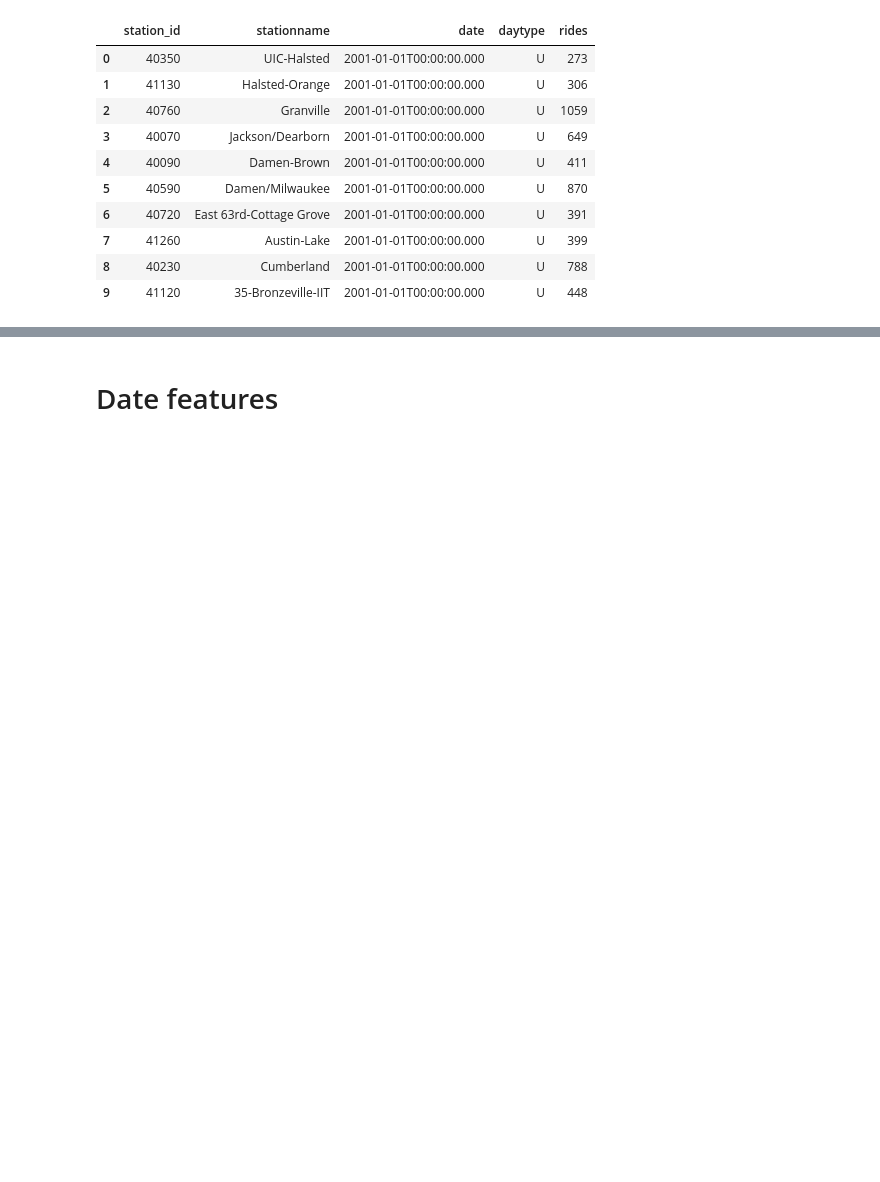
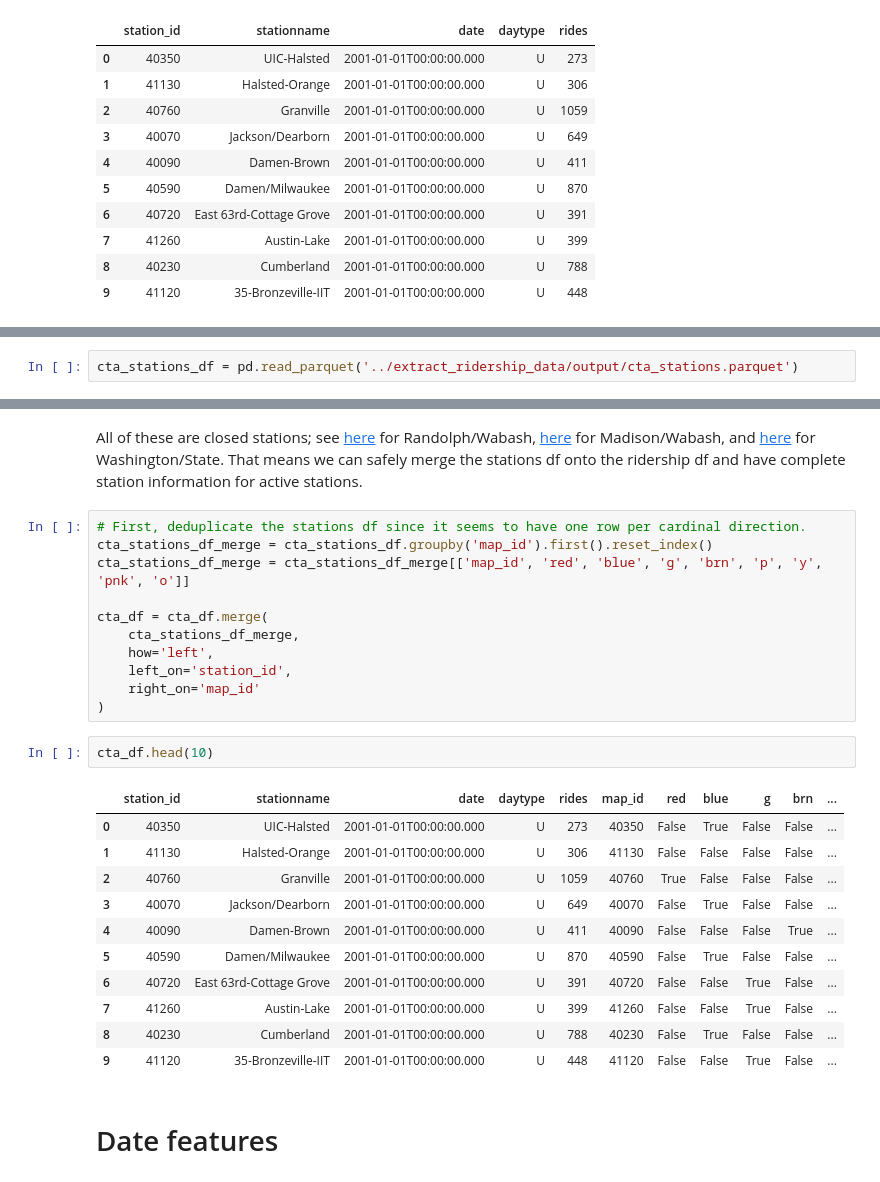
Before and after one commit to bryantco/cta-ridership-prediction, a Jupyter notebook: feature_engineer/feature_engineer.ipynb, the cells around one changed output, grey strips where cells are left out. Saved outputs shown, nothing was run; the diff lists cells and outputs as text; blank space fills up the shorter version.

Commit message:
feat: first draft of merge to create station features

```diff
--- a/feature_engineer/feature_engineer.ipynb
+++ b/feature_engineer/feature_engineer.ipynb
@@ -19,0 +22,2 @@ cta_df.head(10)
+# %%
+cta_stations_df = pd.read_parquet('../extract_ridership_data/output/cta_stations.parquet')
@@ -20,3 +67,32 @@ cta_df.head(10)
+# %% [markdown]
+All of these are closed stations; see [here](https://www.chicago-l.org/stations/randolph-wabash.html) for Randolph/Wabash,
+[here](https://www.chicago-l.org/stations/madison-wabash.html) for Madison/Wabash, and [here](https://www.chicago-l.org/stations/washington-state.html) for Washington/State. That means we can safely merge the stations df onto the ridership df and have complete
+station information for active stations.
+# %%
+# First, deduplicate the stations df since it seems to have one row per cardinal direction.
+cta_stations_df_merge = cta_stations_df.groupby('map_id').first().reset_index()
+cta_stations_df_merge = cta_stations_df_merge[['map_id', 'red', 'blue', 'g', 'brn', 'p', 'y', 'pnk', 'o']]
+
+cta_df = cta_df.merge(
+    cta_stations_df_merge,
+    how='left',
+    left_on='station_id',
+    right_on='map_id'
+)
+# %%
+cta_df.head(10)
+# %% [output]
+|  | station_id | stationname | date | daytype | rides | map_id | red | blue | g | brn | ... |
+| 0 | 40350 | UIC-Halsted | 2001-01-01T00:00:00.000 | U | 273 | 40350 | False | True | False | False | ... |
+| 1 | 41130 | Halsted-Orange | 2001-01-01T00:00:00.000 | U | 306 | 41130 | False | False | False | False | ... |
+| 2 | 40760 | Granville | 2001-01-01T00:00:00.000 | U | 1059 | 40760 | True | False | False | False | ... |
+| 3 | 40070 | Jackson/Dearborn | 2001-01-01T00:00:00.000 | U | 649 | 40070 | False | True | False | False | ... |
+| 4 | 40090 | Damen-Brown | 2001-01-01T00:00:00.000 | U | 411 | 40090 | False | False | False | True | ... |
+| 5 | 40590 | Damen/Milwaukee | 2001-01-01T00:00:00.000 | U | 870 | 40590 | False | True | False | False | ... |
+| 6 | 40720 | East 63rd-Cottage Grove | 2001-01-01T00:00:00.000 | U | 391 | 40720 | False | False | True | False | ... |
+| 7 | 41260 | Austin-Lake | 2001-01-01T00:00:00.000 | U | 399 | 41260 | False | False | True | False | ... |
+| 8 | 40230 | Cumberland | 2001-01-01T00:00:00.000 | U | 788 | 40230 | False | True | False | False | ... |
+| 9 | 41120 | 35-Bronzeville-IIT | 2001-01-01T00:00:00.000 | U | 448 | 41120 | False | False | True | False | ... |
 # %% [markdown]
 # Date features
 # %% [markdown]
```
Also changed, not shown: parts of 5 cells of this notebook, 2 other files.
